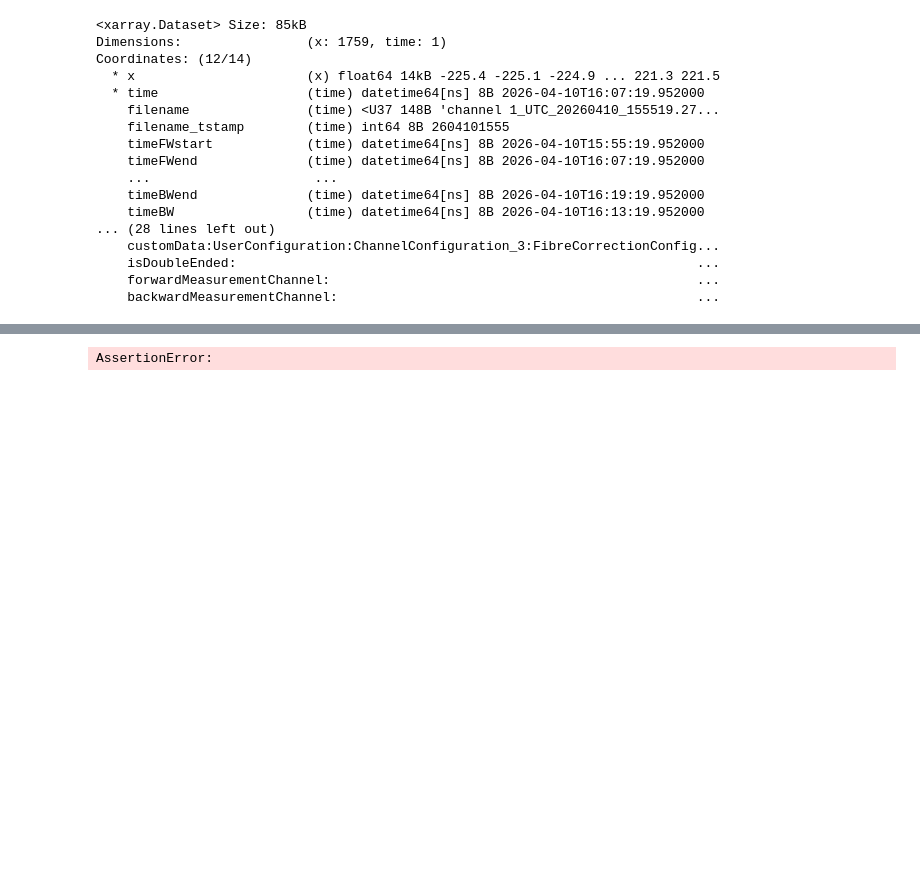
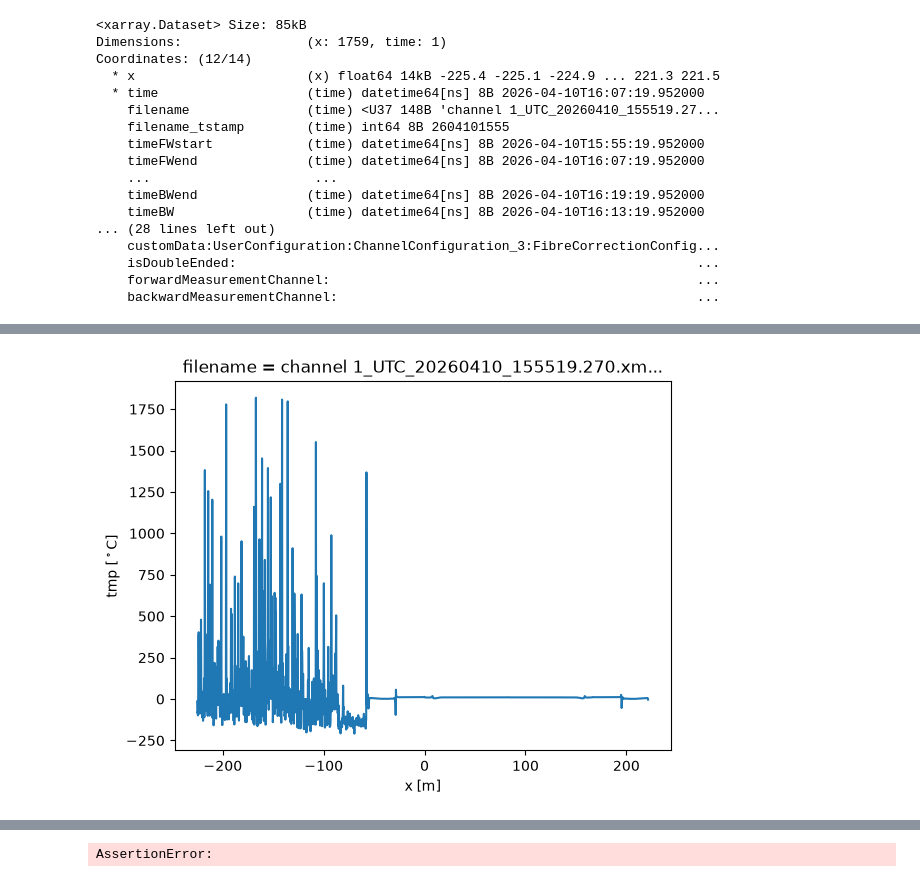
Before and after one commit to sauron-245/summer_26, a Jupyter notebook: summer 2026/ParCaliperLog.ipynb, the cells around one changed output, grey strips where cells are left out. Drawn from its saved outputs; the diff is of its cells as text; code cells hidden in the pictures; blank space fills up the shorter version.

```diff
--- a/summer 2026/ParCaliperLog.ipynb
+++ b/summer 2026/ParCaliperLog.ipynb
@@ -157,3 +217,6 @@ Coordinates: (12/14)
     isDoubleEnded:                                                           ...
     forwardMeasurementChannel:                                               ...
     backwardMeasurementChannel:                                              ...
+# %%
+temp = ds.tmp
+temp
@@ -159,0 +241,5 @@ Coordinates: (12/14)
+# %%
+
+temp.plot();
+# %% [output]
+[figure, added]
```
Also changed, not shown: parts of 9 cells of this notebook, 3 other files.
